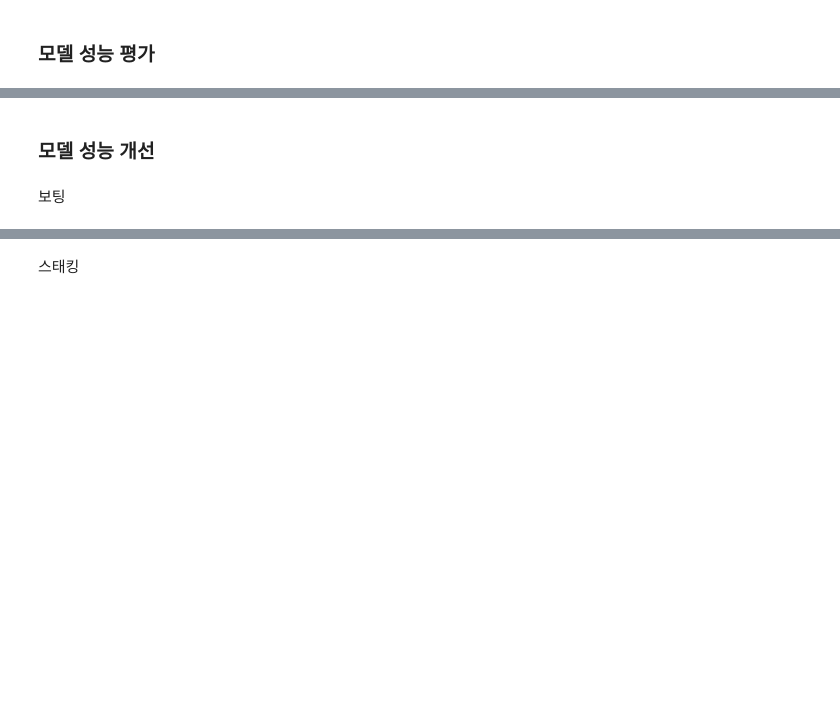
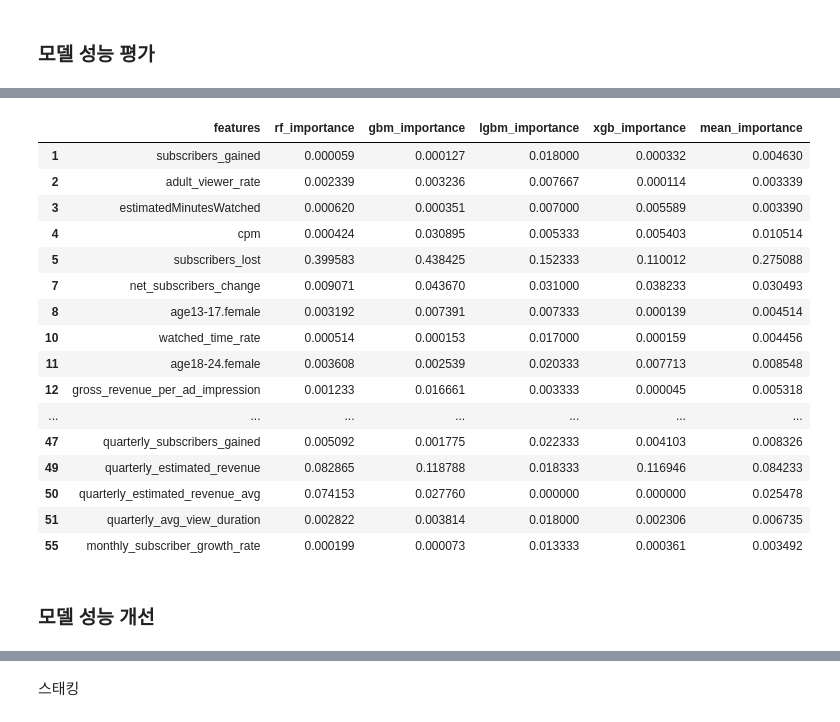
Before and after one commit to kkwann/awake, a Jupyter notebook: 5.Modeling(2).ipynb, the cells around one changed output, grey strips where cells are left out. Saved outputs shown, nothing was run; the diff lists cells and outputs as text; code cells hidden in the pictures; blank space fills up the shorter version.

```diff
--- a/5.Modeling(2).ipynb
+++ b/5.Modeling(2).ipynb
@@ -107,3 +114,7 @@ merge_df_users_fin.fillna(0, inplace=True)
+# %%
+# null값 대체
+merge_df_users_fin = merge_df_users_fin.fillna(0) ## NaN
+merge_df_users_fin = merge_df_users_fin.replace([np.inf, -np.inf], 0) ## inf
 # %% [markdown]
 ### 데이터 분할
 - 미래를 예측하기 위한 모델이므로 시간순으로 데이터 분할
@@ -156,21 +153,21 @@ models = {
     'XGBoost': xgb_model
 }
 # %%
-# 모델별 교차 검증 결과 저장
-results = {}
+# # 모델별 교차 검증 결과 저장
+# results = {}
 
-for model_name, model in models.items():
-    print(f"\n{model_name} 모델 성능 평가 중...")
+# for model_name, model in models.items():
+#     print(f"\n{model_name} 모델 성능 평가 중...")
 
-    # 교차 검증
-    cv_scores = cross_val_score(model, train_data[x_col], train_data['subscribers_count'], cv=5, scoring='neg_mean_squared_error')
+#     # 교차 검증
+#     cv_scores = cross_val_score(model, train_data[x_col], train_data['subscribers_count'], cv=5, scoring='neg_mean_squared_error')
 
-    # 평균 RMSE 계산
-    rmse_scores = np.sqrt(-cv_scores)  # neg_mean_squared_error는 음수이므로 양수로 변환 후 제곱근
-    mean_rmse = rmse_scores.mean()
-    print(f"{model_name} 교차 검증 평균 RMSE: {mean_rmse}")
+#     # 평균 RMSE 계산
+#     rmse_scores = np.sqrt(-cv_scores)  # neg_mean_squared_error는 음수이므로 양수로 변환 후 제곱근
+#     mean_rmse = rmse_scores.mean()
+#     print(f"{model_name} 교차 검증 평균 RMSE: {mean_rmse}")
 
-    # 결과 저장
-    results[model_name] = mean_rmse
+#     # 결과 저장
+#     results[model_name] = mean_rmse
 # %% [output]
 RandomForest 모델 성능 평가 중...
@@ -241,4 +243,33 @@ RMSE: 59794.0619
+# %%
+# 비선형모델 활용 변수 선정
+importances_df = pd.DataFrame({
+    'features': x_col,
+    'rf_importance': models['RandomForest'].feature_importances_,
+    'gbm_importance': models['GBM'].feature_importances_,
+    'lgbm_importance': models['LightGBM'].feature_importances_,
+    'xgb_importance': models['XGBoost'].feature_importances_
+})
+importances_df['lgbm_importance'] = importances_df['lgbm_importance'] / importances_df['lgbm_importance'].sum() ## 다른 모델과 중요도 단위 다르기 때문에 정규화
+importances_df['mean_importance'] = importances_df[['rf_importance', 'gbm_importance', 'lgbm_importance', 'xgb_importance']].mean(axis=1) ## 각 변수별 모델 중요도 평균
+# %%
+importances_df[importances_df['mean_importance'] >= 0.003]
+# %% [output]
+|  | features | rf_importance | gbm_importance | lgbm_importance | xgb_importance | mean_importance |
+| 1 | subscribers_gained | 0.000059 | 0.000127 | 0.018000 | 0.000332 | 0.004630 |
+| 2 | adult_viewer_rate | 0.002339 | 0.003236 | 0.007667 | 0.000114 | 0.003339 |
+| 3 | estimatedMinutesWatched | 0.000620 | 0.000351 | 0.007000 | 0.005589 | 0.003390 |
+| 4 | cpm | 0.000424 | 0.030895 | 0.005333 | 0.005403 | 0.010514 |
+| 5 | subscribers_lost | 0.399583 | 0.438425 | 0.152333 | 0.110012 | 0.275088 |
+| 7 | net_subscribers_change | 0.009071 | 0.043670 | 0.031000 | 0.038233 | 0.030493 |
+| 8 | age13-17.female | 0.003192 | 0.007391 | 0.007333 | 0.000139 | 0.004514 |
+| 10 | watched_time_rate | 0.000514 | 0.000153 | 0.017000 | 0.000159 | 0.004456 |
+| 11 | age18-24.female | 0.003608 | 0.002539 | 0.020333 | 0.007713 | 0.008548 |
+| 12 | gross_revenue_per_ad_impression | 0.001233 | 0.016661 | 0.003333 | 0.000045 | 0.005318 |
+| ... | ... | ... | ... | ... | ... | ... |
+| 47 | quarterly_subscribers_gained | 0.005092 | 0.001775 | 0.022333 | 0.004103 | 0.008326 |
+| 49 | quarterly_estimated_revenue | 0.082865 | 0.118788 | 0.018333 | 0.116946 | 0.084233 |
+| 50 | quarterly_estimated_revenue_avg | 0.074153 | 0.027760 | 0.000000 | 0.000000 | 0.025478 |
+| 51 | quarterly_avg_view_duration | 0.002822 | 0.003814 | 0.018000 | 0.002306 | 0.006735 |
+| 55 | monthly_subscriber_growth_rate | 0.000199 | 0.000073 | 0.013333 | 0.000361 | 0.003492 |
 # %% [markdown]
 ### 모델 성능 개선
-# %% [markdown]
-보팅
```
Also changed, not shown: parts of 10 cells of this notebook, 1 other file.
